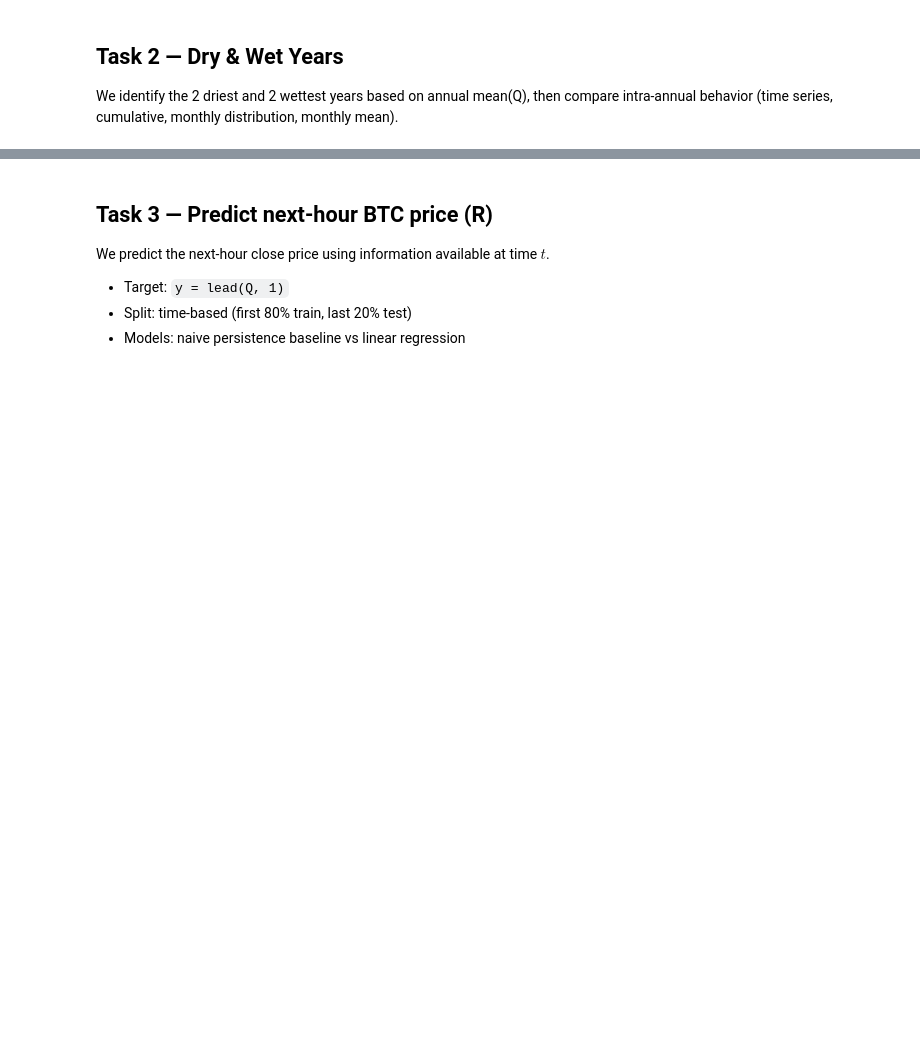
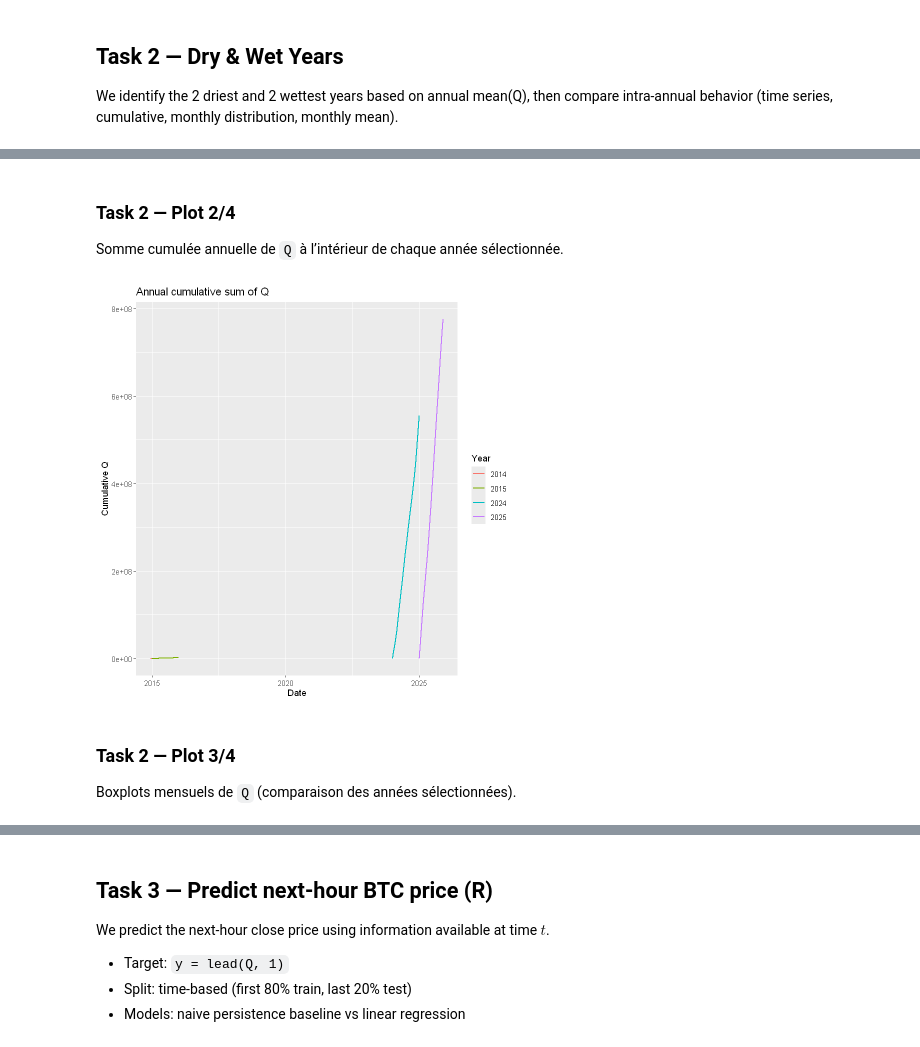
Before and after one commit to Nadhir1210/btc-_hourly, a Jupyter notebook: btc_analysis_R.ipynb, the cells around one changed output, grey strips where cells are left out. Drawn from its saved outputs; the diff is of its cells as text; code cells hidden in the pictures; blank space fills up the shorter version.

```diff
--- a/btc_analysis_R.ipynb
+++ b/btc_analysis_R.ipynb
@@ -27,0 +25,11 @@ df %>% select(DATETIME, Q) %>% head()
+# %%
+# 0.1) Trouver le chemin du CSV (data/ ou racine)
+candidates <- c('data/btc_hourly_ohclv_ta.csv', 'btc_hourly_ohclv_ta.csv')
+data_path <- candidates[file.exists(candidates)][1]
+if (is.na(data_path)) {
+  stop('Could not find BTC CSV. Tried: ', paste(candidates, collapse = ', '))
+}
+message('Using: ', data_path)
+
+# 0.2) Charger le fichier
+df_raw <- readr::read_csv(data_path, show_col_types = FALSE)
@@ -243,0 +418,19 @@ ggplot(monthly_means, aes(MONTH, mean_Q, colour = factor(YEAR))) +
+# %% [markdown]
+### Task 2 — Plot 2/4
+Somme cumulée annuelle de `Q` à l’intérieur de chaque année sélectionnée.
+# %%
+# Task 2.2) Plot 2/4 — Cumulative sum within year
+cum_df <- sel %>%
+  arrange(YEAR, DATETIME) %>%
+  group_by(YEAR) %>%
+  mutate(cum_Q = cumsum(Q)) %>%
+  ungroup()
+
+ggplot(cum_df, aes(DATETIME, cum_Q, colour = factor(YEAR))) +
+  geom_line(linewidth = 0.6) +
+  labs(title = 'Annual cumulative sum of Q', x = 'Date', y = 'Cumulative Q', colour = 'Year')
+# %% [output]
+[figure, added]
+# %% [markdown]
+### Task 2 — Plot 3/4
+Boxplots mensuels de `Q` (comparaison des années sélectionnées).
```
Also changed, not shown: parts of 50 cells of this notebook, 1 other file.
